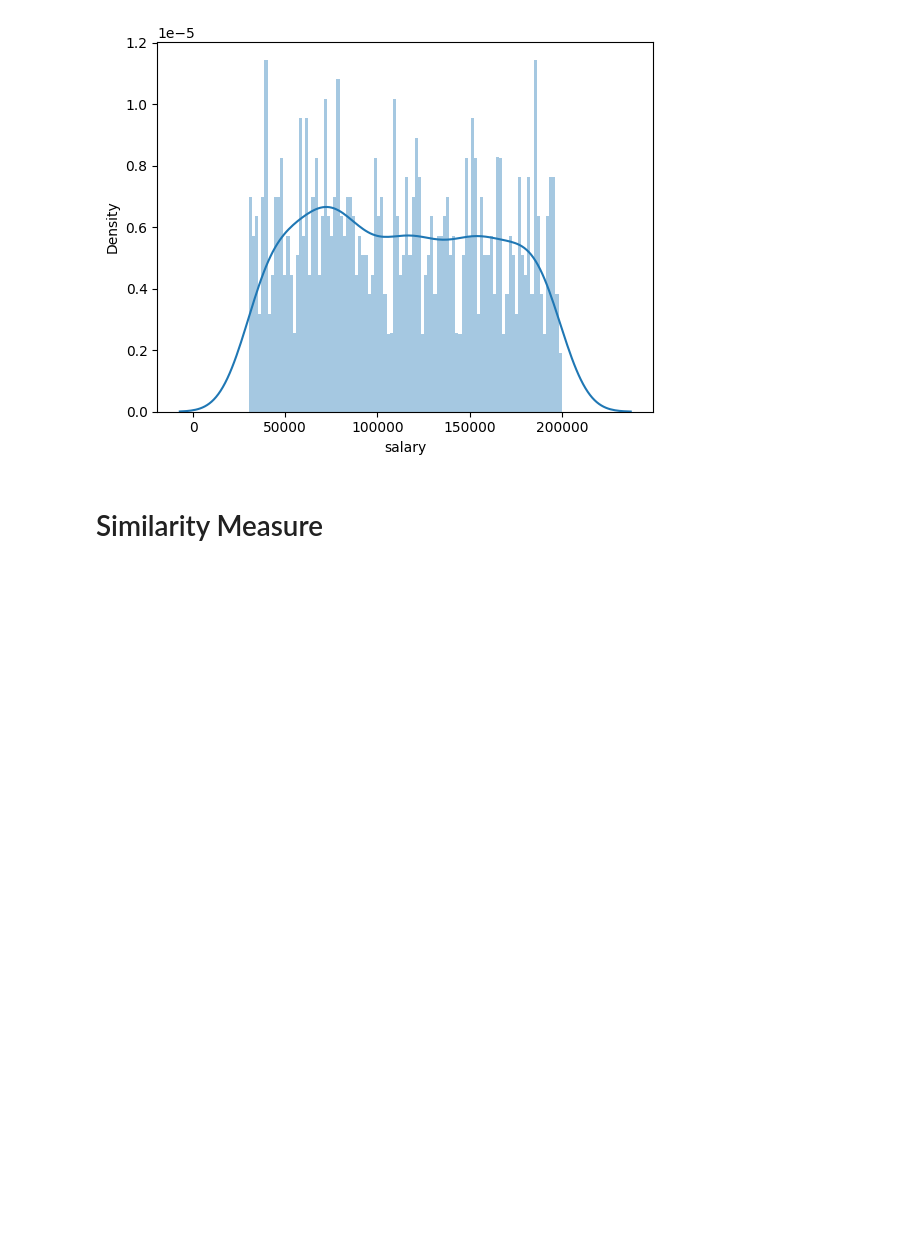
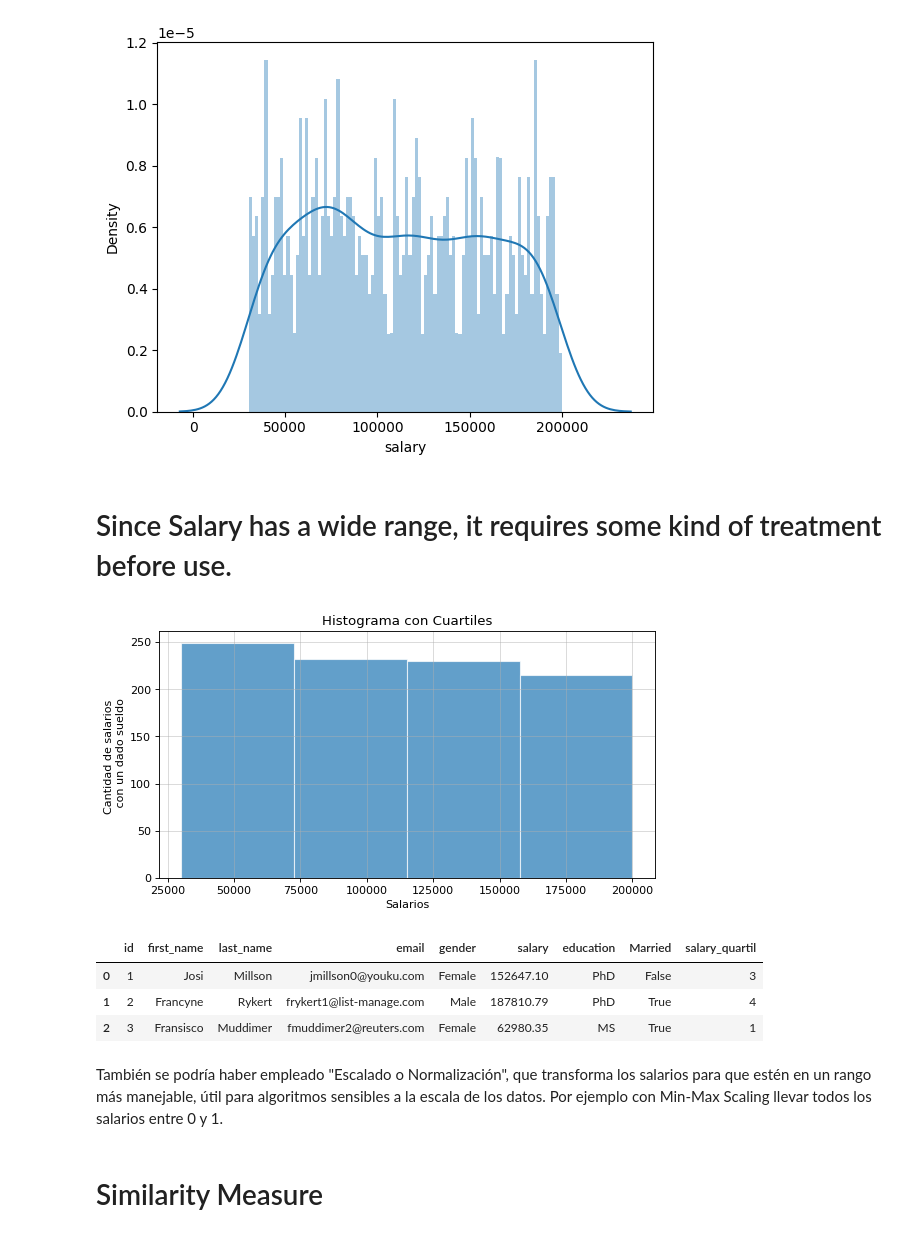
Before and after one commit to lulimontero/challenge_ds, a Jupyter notebook: 2_finding_similarities.ipynb, the cells around one changed output. Drawn from its saved outputs; the diff is of its cells as text; code cells hidden in the pictures; blank space fills up the shorter version.

```diff
--- a/2_finding_similarities.ipynb
+++ b/2_finding_similarities.ipynb
@@ -205,6 +208,34 @@ https://gist.github.com/mwaskom/de44147ed2974457ad6372750bbe5751
   sns.distplot(df['salary'],kde=True,bins=100)
 <Axes: xlabel='salary', ylabel='Density'>
 [figure]
+# %% [markdown]
+# Since Salary has a wide range, it requires some kind of treatment before use.
+# %%
+# Usaré cuartiles. La distribución queda bastante pareja, incluso los cuartiles 2 y 3 parecen indistinguibles.
+
+quartiles = df['salary'].quantile([0.25, 0.5, 0.75])
+
+plt.figure(figsize=(8,4), dpi=80)
+plt.hist(df['salary'], bins=4, edgecolor='white', alpha=0.7)
+plt.xlabel('Salarios')
+plt.ylabel('Cantidad de salarios \n con un dado sueldo')
+plt.title('Histograma con Cuartiles')
+plt.grid(alpha=0.5)
+plt.show()
+# %% [output]
+[figure, added]
+# %%
+df['salary_quartil'] = pd.qcut(df['salary'],
+                                      q=np.arange(0,1.1,0.25),
+                                      labels=np.arange(1,5,1))
+df.head(3)
+# %% [output]
+|  | id | first_name | last_name | email | gender | salary | education | Married | salary_quartil |
+| 0 | 1 | Josi | Millson | jmillson0@youku.com | Female | 152647.10 | PhD | False | 3 |
+| 1 | 2 | Francyne | Rykert | frykert1@list-manage.com | Male | 187810.79 | PhD | True | 4 |
+| 2 | 3 | Fransisco | Muddimer | fmuddimer2@reuters.com | Female | 62980.35 | MS | True | 1 |
+# %% [markdown]
+También se podría haber empleado "Escalado o Normalización", que transforma los salarios para que estén en un rango más manejable, útil para algoritmos sensibles a la escala de los datos. Por ejemplo con Min-Max Scaling llevar todos los salarios entre 0 y 1.
 # %% [markdown]
 # Similarity Measure
 # %% [markdown]
```
Also changed, not shown: parts of 2 cells of this notebook.
